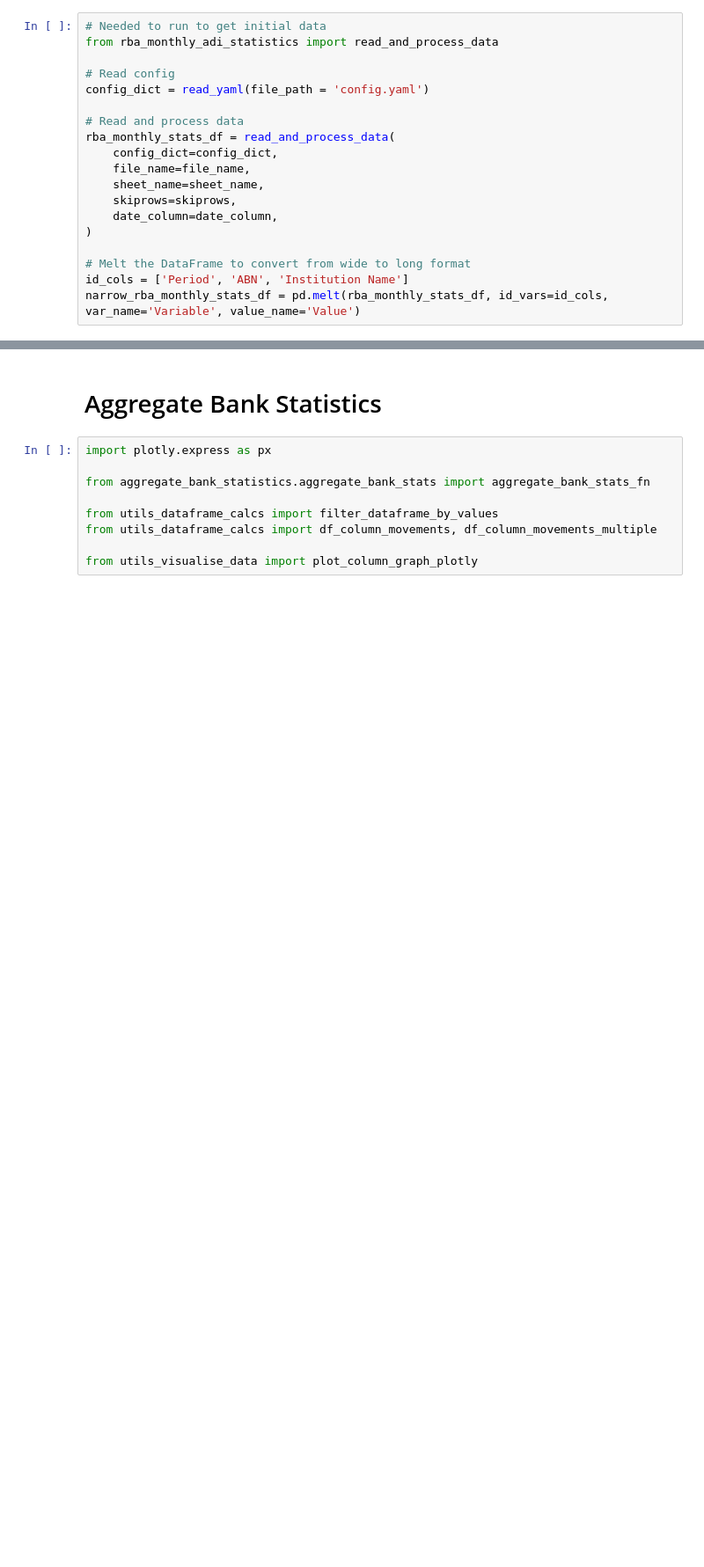
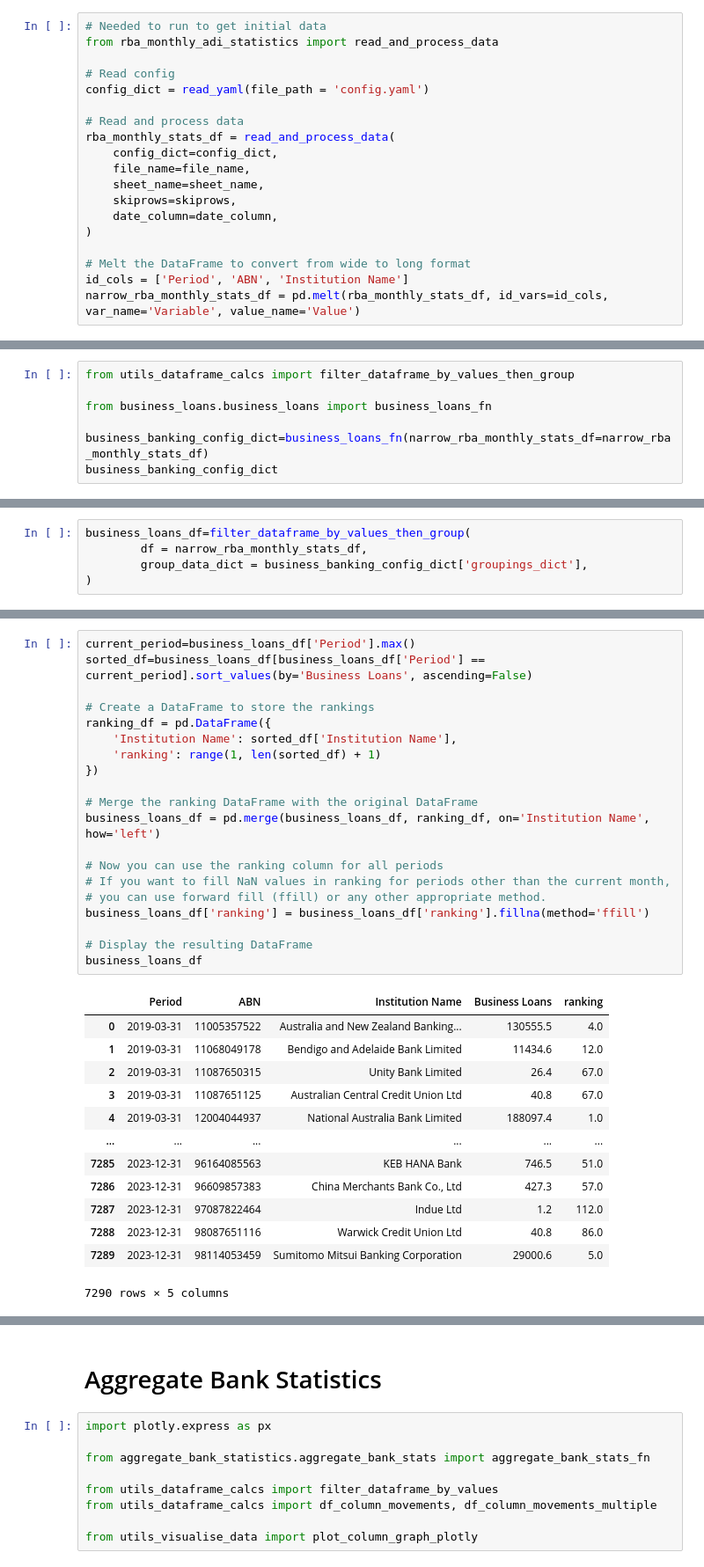
Before and after one commit to tyefraser/rba_monthly_adi_statistics_excel, a Jupyter notebook: rba_monthly_adi_statistics.ipynb, the cells around one changed output, grey strips where cells are left out. Shown: that part at 88% size. Drawn from its saved outputs; the diff is of its cells as text; blank space fills up the shorter version.

```diff
--- a/rba_monthly_adi_statistics.ipynb
+++ b/rba_monthly_adi_statistics.ipynb
@@ -90,0 +101,7 @@ narrow_rba_monthly_stats_df = pd.melt(rba_monthly_stats_df, id_vars=id_cols, var
+# %%
+from utils_dataframe_calcs import filter_dataframe_by_values_then_group
+
+from business_loans.business_loans import business_loans_fn
+
+business_banking_config_dict=business_loans_fn(narrow_rba_monthly_stats_df=narrow_rba_monthly_stats_df)
+business_banking_config_dict
@@ -90,0 +117,5 @@ narrow_rba_monthly_stats_df = pd.melt(rba_monthly_stats_df, id_vars=id_cols, var
+# %%
+business_loans_df=filter_dataframe_by_values_then_group(
+        df = narrow_rba_monthly_stats_df,
+        group_data_dict = business_banking_config_dict['groupings_dict'],
+)
@@ -90,0 +138,34 @@ narrow_rba_monthly_stats_df = pd.melt(rba_monthly_stats_df, id_vars=id_cols, var
+# %%
+current_period=business_loans_df['Period'].max()
+sorted_df=business_loans_df[business_loans_df['Period'] == current_period].sort_values(by='Business Loans', ascending=False)
+
+# Create a DataFrame to store the rankings
+ranking_df = pd.DataFrame({
+    'Institution Name': sorted_df['Institution Name'],
+    'ranking': range(1, len(sorted_df) + 1)
+})
+
+# Merge the ranking DataFrame with the original DataFrame
+business_loans_df = pd.merge(business_loans_df, ranking_df, on='Institution Name', how='left')
+
+# Now you can use the ranking column for all periods
+# If you want to fill NaN values in ranking for periods other than the current month,
+# you can use forward fill (ffill) or any other appropriate method.
+business_loans_df['ranking'] = business_loans_df['ranking'].fillna(method='ffill')
+
+# Display the resulting DataFrame
+business_loans_df
+# %% [output]
+|  | Period | ABN | Institution Name | Business Loans | ranking |
+| 0 | 2019-03-31 | 11005357522 | Australia and New Zealand Banking... | 130555.5 | 4.0 |
+| 1 | 2019-03-31 | 11068049178 | Bendigo and Adelaide Bank Limited | 11434.6 | 12.0 |
+| 2 | 2019-03-31 | 11087650315 | Unity Bank Limited | 26.4 | 67.0 |
+| 3 | 2019-03-31 | 11087651125 | Australian Central Credit Union Ltd | 40.8 | 67.0 |
+| 4 | 2019-03-31 | 12004044937 | National Australia Bank Limited | 188097.4 | 1.0 |
+| ... | ... | ... | ... | ... | ... |
+| 7285 | 2023-12-31 | 96164085563 | KEB HANA Bank | 746.5 | 51.0 |
+| 7286 | 2023-12-31 | 96609857383 | China Merchants Bank Co., Ltd | 427.3 | 57.0 |
+| 7287 | 2023-12-31 | 97087822464 | Indue Ltd | 1.2 | 112.0 |
+| 7288 | 2023-12-31 | 98087651116 | Warwick Credit Union Ltd | 40.8 | 86.0 |
+| 7289 | 2023-12-31 | 98114053459 | Sumitomo Mitsui Banking Corporation | 29000.6 | 5.0 |
+7290 rows × 5 columns
```
Also changed, not shown: parts of 13 cells of this notebook, 6 other files.
